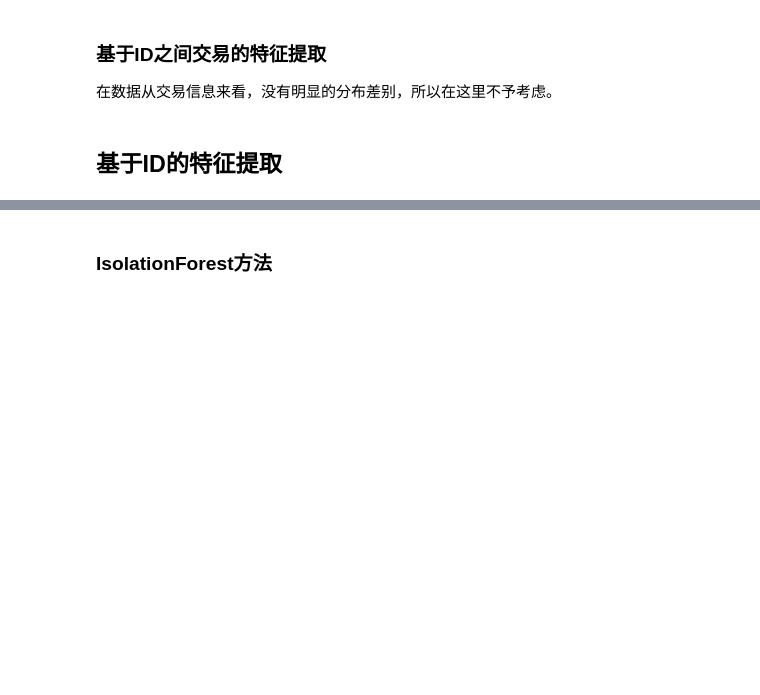
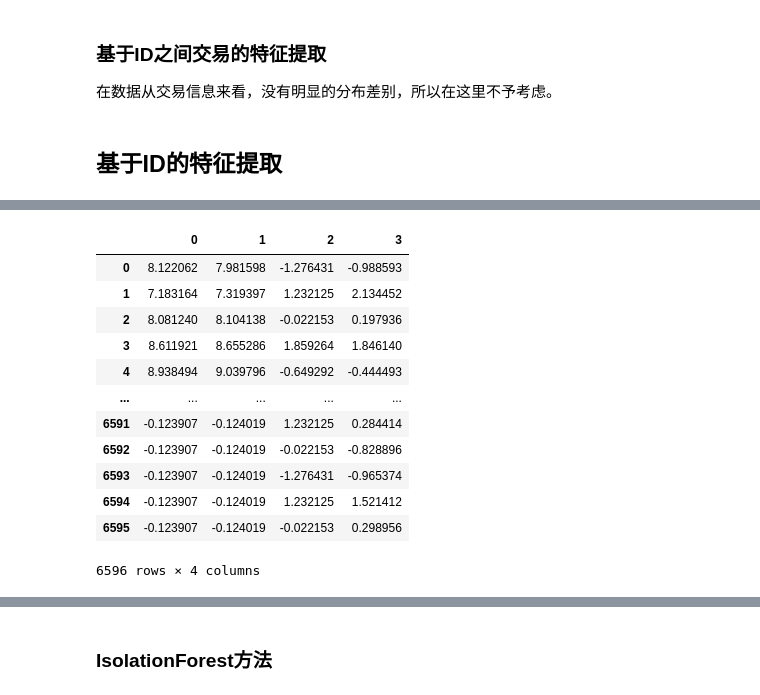
Before and after one commit to DonYum/blog, a Jupyter notebook: _notebooks/2020-04-18-Ali-Ant.ipynb, the cells around one changed output, grey strips where cells are left out. Cells and saved outputs as stored; diff of their text form; code cells hidden in the pictures; blank space fills up the shorter version.

```diff
--- a/_notebooks/2020-04-18-Ali-Ant.ipynb
+++ b/_notebooks/2020-04-18-Ali-Ant.ipynb
@@ -287,0 +317,16 @@ _ddf
+# %%
+_features
+# %% [output]
+|  | 0 | 1 | 2 | 3 |
+| 0 | 8.122062 | 7.981598 | -1.276431 | -0.988593 |
+| 1 | 7.183164 | 7.319397 | 1.232125 | 2.134452 |
+| 2 | 8.081240 | 8.104138 | -0.022153 | 0.197936 |
+| 3 | 8.611921 | 8.655286 | 1.859264 | 1.846140 |
+| 4 | 8.938494 | 9.039796 | -0.649292 | -0.444493 |
+| ... | ... | ... | ... | ... |
+| 6591 | -0.123907 | -0.124019 | 1.232125 | 0.284414 |
+| 6592 | -0.123907 | -0.124019 | -0.022153 | -0.828896 |
+| 6593 | -0.123907 | -0.124019 | -1.276431 | -0.965374 |
+| 6594 | -0.123907 | -0.124019 | 1.232125 | 1.521412 |
+| 6595 | -0.123907 | -0.124019 | -0.022153 | 0.298956 |
+6596 rows × 4 columns
```
Also changed, not shown: parts of 29 cells of this notebook, 2 other files.
